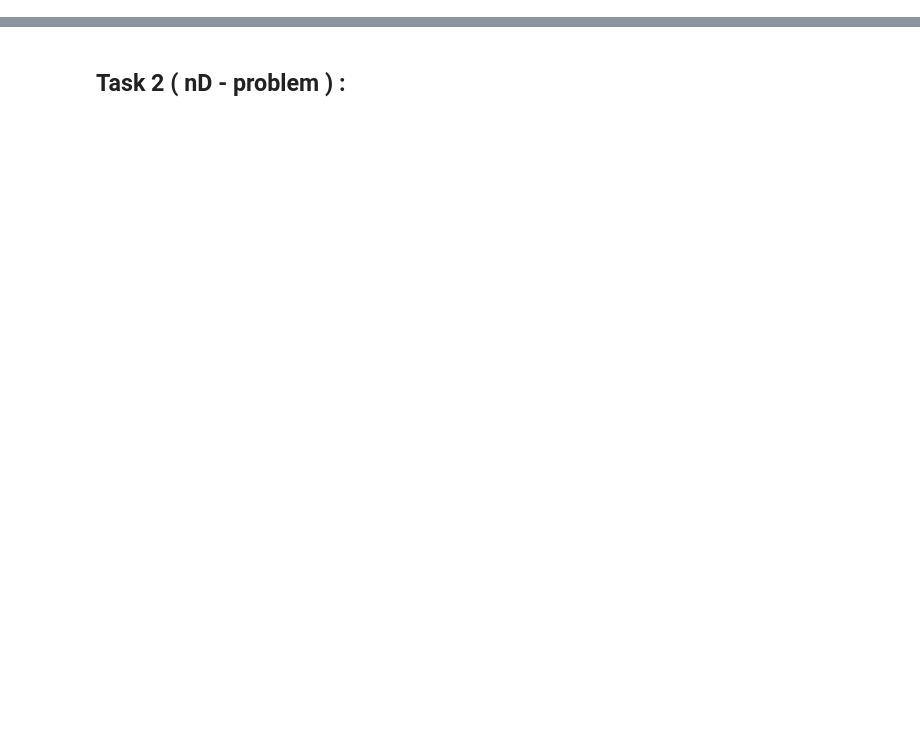
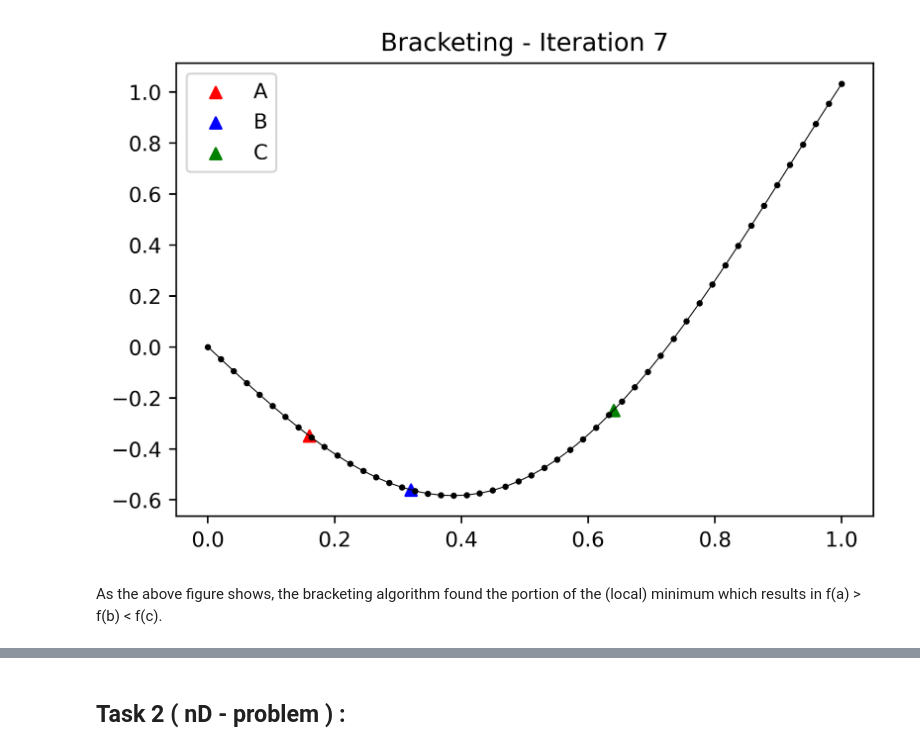
Before and after one commit to harifel/NumericalOptimization, a Jupyter notebook: HW1_group5.ipynb, the cells around one changed output, grey strips where cells are left out. Saved outputs shown, nothing was run; the diff lists cells and outputs as text; code cells hidden in the pictures; blank space fills up the shorter version.

```diff
--- a/HW1_group5.ipynb
+++ b/HW1_group5.ipynb
@@ -182,0 +71,16 @@ print(f"s = 0.1, k = 4, f(a) = {test_fun(a):2.4f}, f(b) = {test_fun(b):2.4f}, a
+# %%
+test_fun = lambda x: np.sin(x) - np.sin(10/3*x)
+interval = np.linspace(0,1)
+a, b, c, i_run = bracketing(a=0,s=0.01,k=2,f=test_fun)
+plt.figure(figsize = (6,4), dpi=400)
+plt.plot(interval, test_fun(interval), 'ko-', linewidth=0.5, markersize = 2)
+plt.scatter(a, test_fun(a), s=30, c='r', label='A', marker='^')
+plt.scatter(b, test_fun(b), s=30, c='b', label='B', marker='^')
+plt.scatter(c, test_fun(c), s=30, c='g', label='C', marker='^')
+plt.legend()
+plt.title(f'Bracketing - Iteration {i_run}')
+plt.show()
+# %% [output]
+[figure, added]
+# %% [markdown]
+As the above figure shows, the bracketing algorithm found the portion of the (local) minimum which results in f(a) > f(b) < f(c).
```
Also changed, not shown: parts of 26 cells of this notebook.
